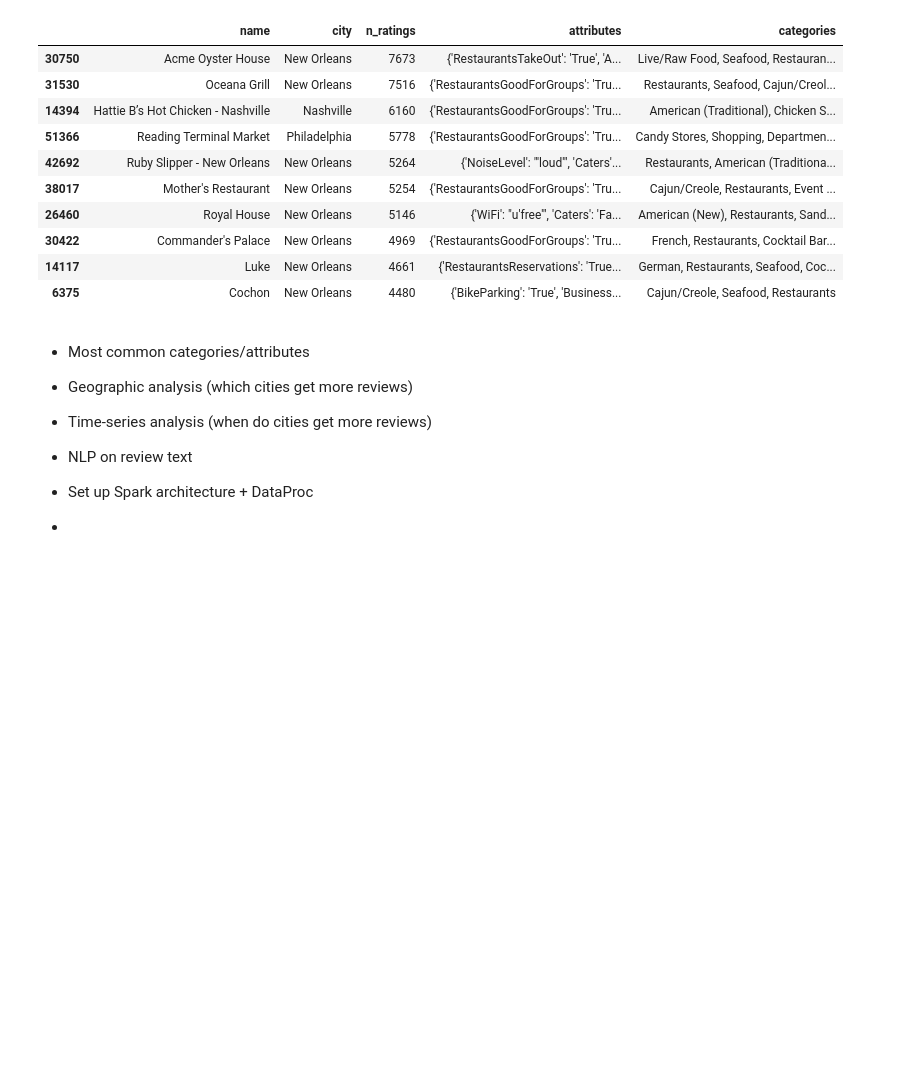
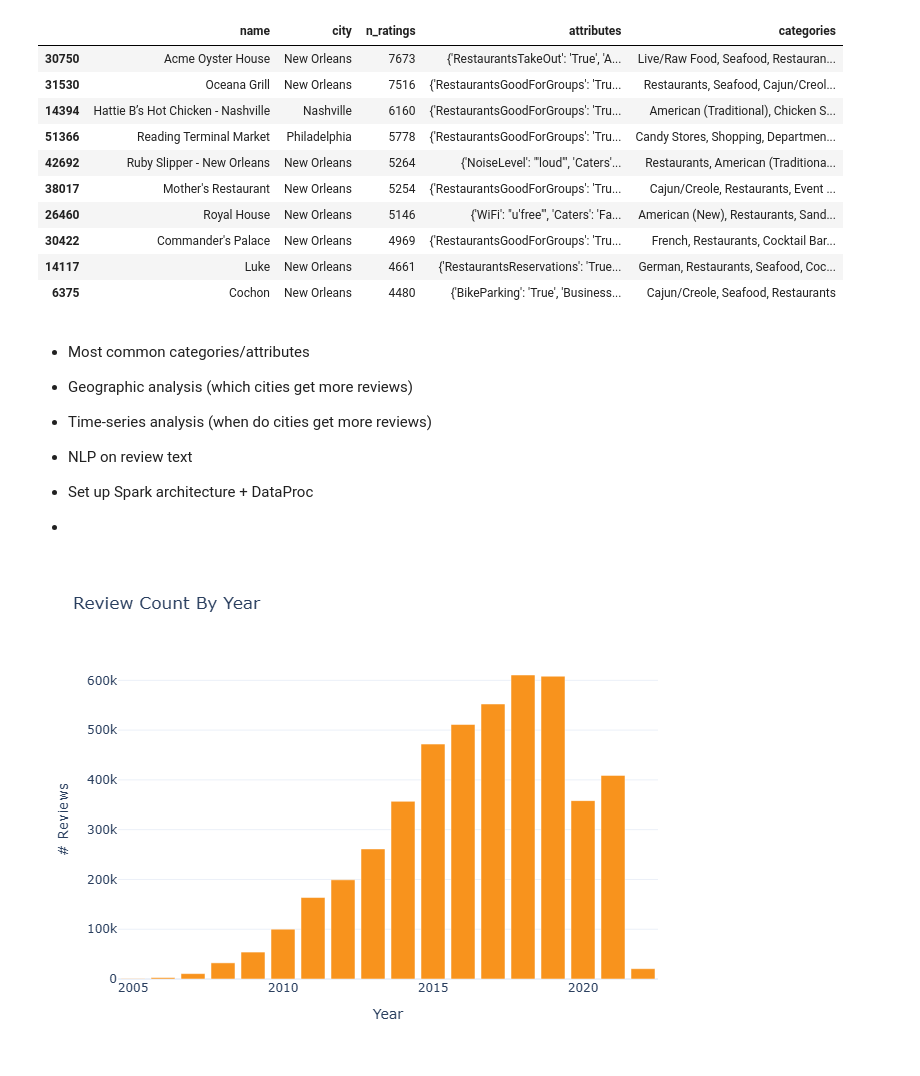
Before and after one commit to albeto4000/dsci591-restaurant-recommender, a Jupyter notebook: eda.ipynb, the cells around one changed output. Saved outputs shown, nothing was run; the diff lists cells and outputs as text; code cells hidden in the pictures; blank space fills up the shorter version.

```diff
--- a/eda.ipynb
+++ b/eda.ipynb
@@ -118,3 +124,17 @@ with pd.option_context('display.max_columns', None):
 
 - Set up Spark architecture + DataProc
 -
+# %%
+ratings['date'] = pd.to_datetime(ratings['date'])
+ratings['year'] = ratings['date'].dt.year
+ratings['month'] = ratings['date'].dt.month
+# %%
+year_counts = ratings['year'].value_counts().reset_index()
+
+fig = px.bar(year_counts, x = 'year', y = 'count', template = 'plotly_white',
+            title = 'Review Count By Year')
+fig.update_layout(xaxis_title = 'Year', yaxis_title = '# Reviews')
+fig.update_traces(marker_color = "#F8931D")
+fig.show()
+# %% [output]
+[figure, added]
```
Also changed, not shown: parts of 9 cells of this notebook.
